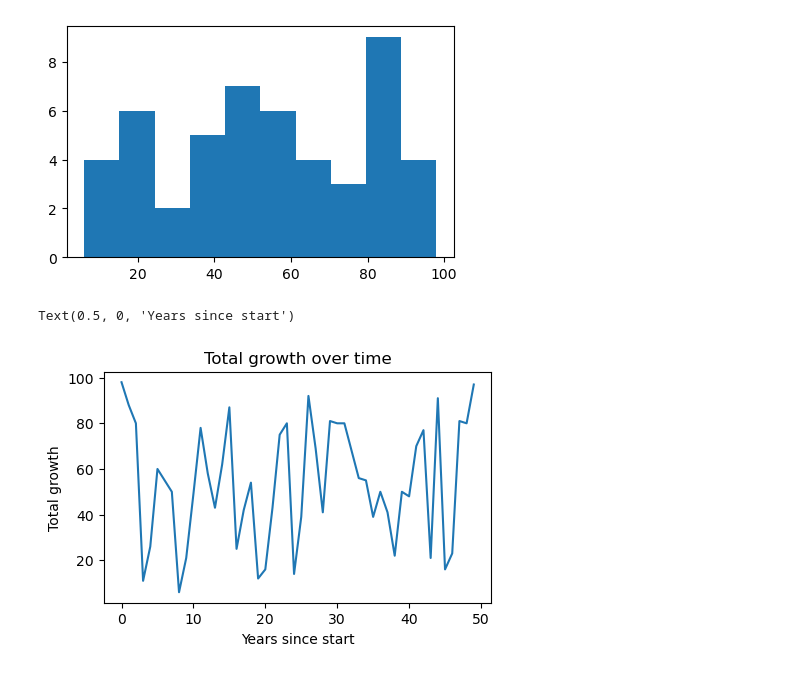
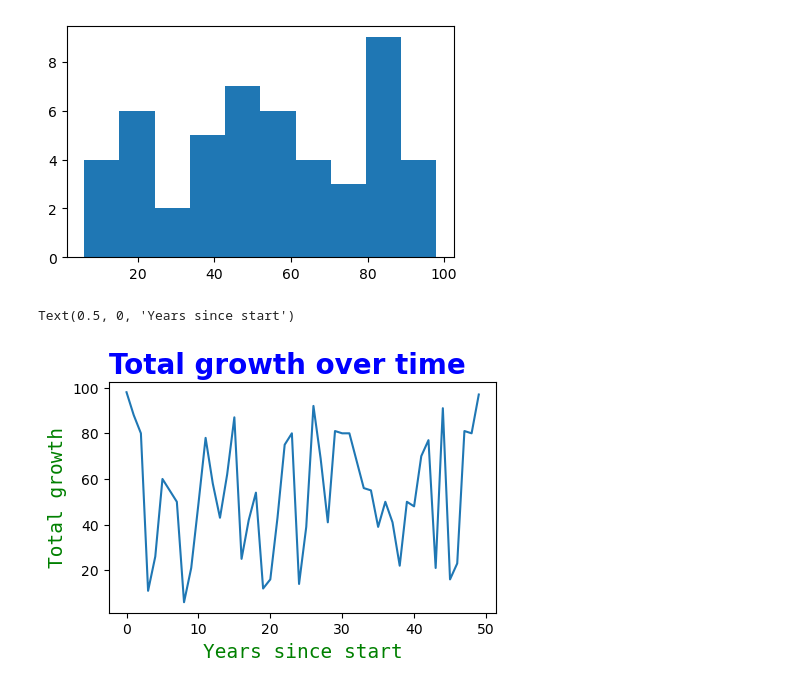
Before and after one commit to andreaholstein/visualization, a Jupyter notebook: class1code.ipynb, the cells around one changed output. Drawn from its saved outputs; the diff is of its cells as text; code cells hidden in the pictures.

Commit message:
Line and Scatter plot styling

```diff
--- a/class1code.ipynb
+++ b/class1code.ipynb
@@ -28,15 +28,15 @@ ax.hist(y)
  <BarContainer object of 10 artists>)
 [figure]
 # %%
-font1 = {'family': 'sans-serif', 'color':'blue', 'size':20}
-font1 = {'family': 'monospace', 'color':'green', 'size':14}
+font1 = {'family': 'sans-serif', 'color':'blue', 'size':20, 'fontweight':'bold'}
+font2 = {'family': 'monospace', 'color':'green', 'size':14}
 
 fig, ax = plt.subplots(figsize=(5,3))
 ax.plot(x,y)
 
-ax.set_title('Total growth over time', fontdict = font1)
+ax.set_title('Total growth over time', fontdict = font1, loc = 'left')
 ax.set_ylabel('Total growth', fontdict = font2)
 ax.set_xlabel('Years since start', fontdict = font2)
 # %% [output]
 Text(0.5, 0, 'Years since start')
-[figure, old version]
+[figure, new version]
```
Also changed, not shown: parts of 2 cells of this notebook.
